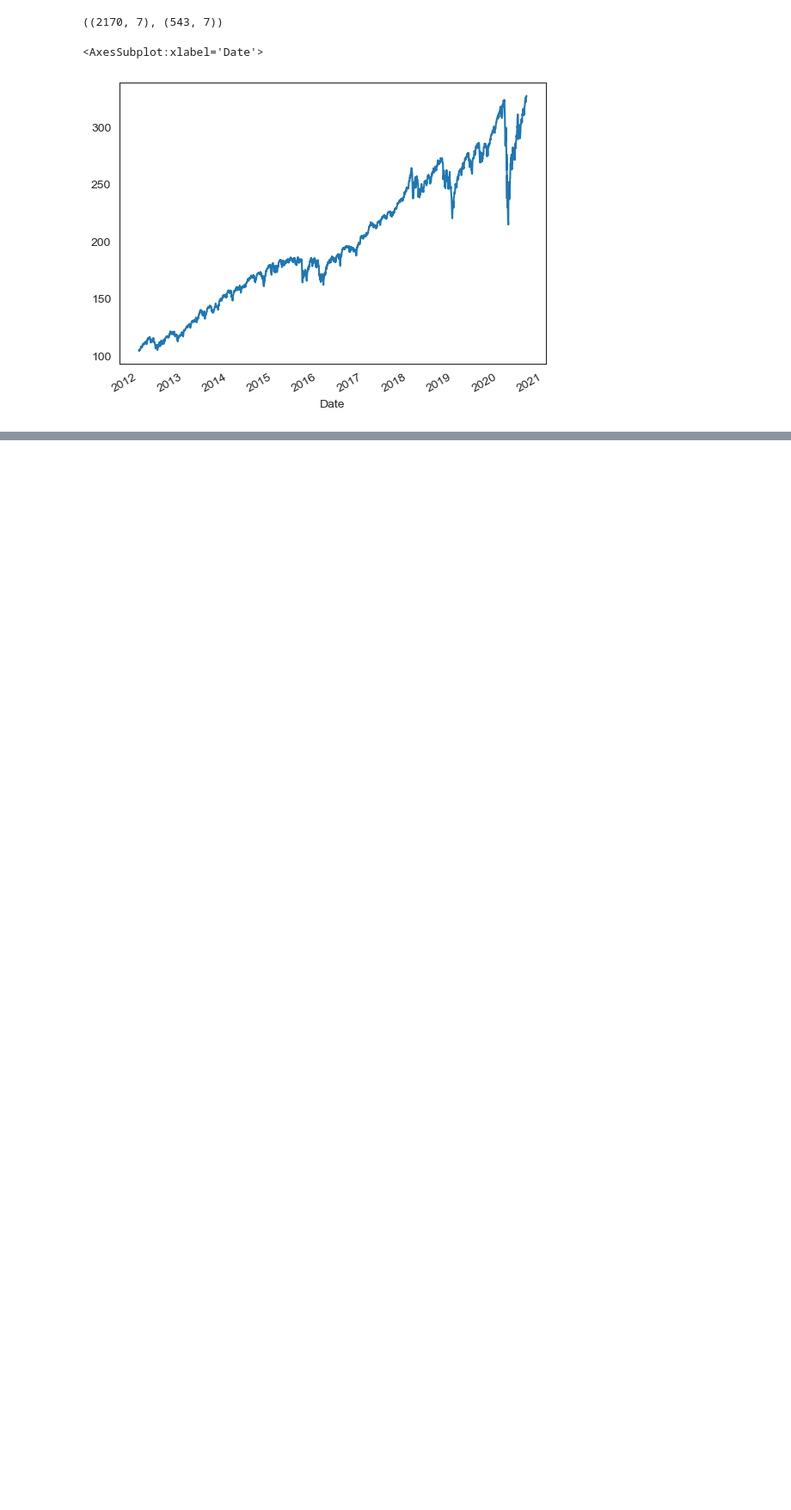
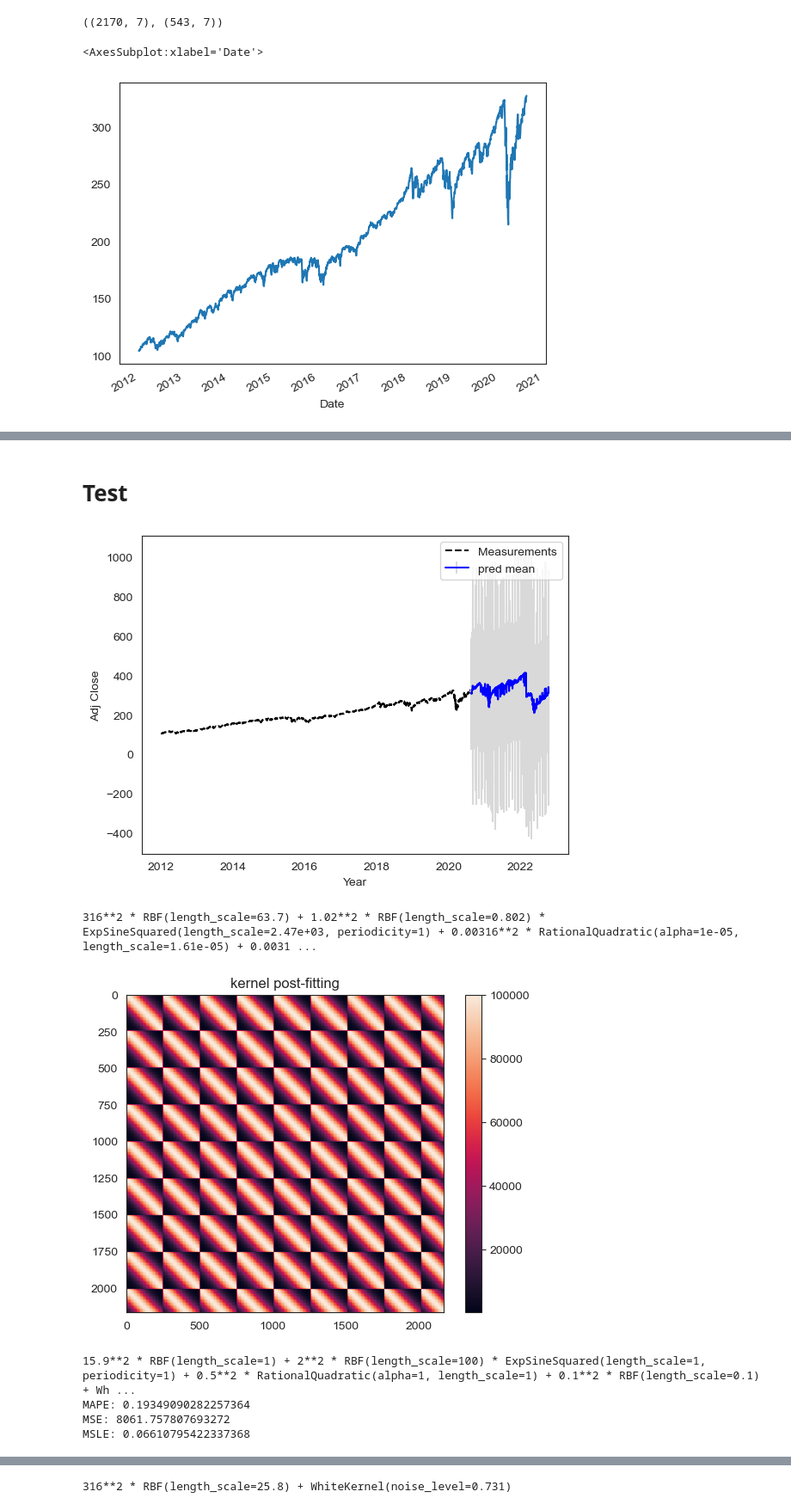
Before and after one commit to dt2229/sandp500, a Jupyter notebook: GPRegression.ipynb, the cells around one changed output, grey strips where cells are left out. Shown at 86% size. Cells and saved outputs as stored; diff of their text form; code cells hidden in the pictures; blank space fills up the shorter version.

```diff
--- a/GPRegression.ipynb
+++ b/GPRegression.ipynb
@@ -319,0 +454,69 @@ ax.legend(['Observed Data', 'Mean', 'Confidence'])
+# %% [markdown]
+# Test
+# %%
+kernels = [mix_kernel, simple_kernel]
+test_preds = []
+test_preds_std = []
+for kernel in kernels:
+    # three months
+    mapes = []
+    mses = []
+    msles = []
+
+    X = convertTime2(pd.to_datetime(train.index)).T
+    y, last_data = normalizeDataByYear(train[['Adj Close']])
+    y = y.to_numpy().reshape(-1, 1)
+    X_test = convertTime2(pd.to_datetime(test.index)).T
+    y_test, _ = normalizeDataByYear(test[['Adj Close']])
+    y_test = y_test.to_numpy().reshape(-1, 1)
+
+    gaussian_process = GaussianProcessRegressor(kernel=kernel, normalize_y=False, n_restarts_optimizer=10)
+    gaussian_process.fit(X.astype('float'), y)
+
+    X_pred = getXpred(split_test)
+
+    mean_y_pred, std_y_pred = gaussian_process.predict(X_pred, return_std=True)
+    test_preds.append(mean_y_pred)
+    test_preds_std.append(std_y_pred)
+
+    mean_y_pred = convertBackNormY(mean_y_pred, last_data[0], last_data[1])
+    y_pred = convertMeshedPredBack(X_pred, mean_y_pred, y_test)
+    y_pred_std = convertMeshedPredBack(X_pred, std_y_pred, y_test) * last_data[1]**2
+
+    plt.plot(train.index, train['Adj Close'], color="black", linestyle="dashed", label="Measurements")
+    plt.errorbar(test.index, y_pred.reshape(1, -1)[0], yerr=y_pred_std, capsize=0,
+                 ecolor=(0.85, 0.85, 0.85), fmt = "b-",
+                 label="pred mean")
+    plt.legend()
+    plt.xlabel("Year")
+    plt.ylabel("Adj Close")
+    plt.show();
+
+    # print the kernel with fitted parameters
+    print(gaussian_process.kernel_)
+    plt.figure()
+    plt.imshow(gaussian_process.kernel_(X))
+    plt.colorbar()
+    plt.title('kernel post-fitting')
+    plt.show();
+
+    mapes.append(mean_absolute_percentage_error(test[['Adj Close']], y_pred))
+    mses.append(mean_squared_error(test[['Adj Close']], y_pred))
+    try:
+        msles.append(mean_squared_log_error(test[['Adj Close']], y_pred))
+    except:
+        continue
+
+    # loss function
+    print(kernel)
+    print("MAPE:", np.mean(mapes))
+    print("MSE:", np.mean(mses))
+    print("MSLE:", np.mean(msles))
+# %% [output]
+[figure, added]
+316**2 * RBF(length_scale=63.7) + 1.02**2 * RBF(length_scale=0.802) * ExpSineSquared(length_scale=2.47e+03, periodicity=1) + 0.00316**2 * RationalQuadratic(alpha=1e-05, length_scale=1.61e-05) + 0.0031 ...
+[figure, added]
+15.9**2 * RBF(length_scale=1) + 2**2 * RBF(length_scale=100) * ExpSineSquared(length_scale=1, periodicity=1) + 0.5**2 * RationalQuadratic(alpha=1, length_scale=1) + 0.1**2 * RBF(length_scale=0.1) + Wh ...
+MAPE: 0.19349090282257364
+MSE: 8061.757807693272
+MSLE: 0.06610795422337368
@@ -319,0 +524 @@ ax.legend(['Observed Data', 'Mean', 'Confidence'])
+316**2 * RBF(length_scale=25.8) + WhiteKernel(noise_level=0.731)
```
Also changed, not shown: parts of 36 cells of this notebook, 5 other files.
